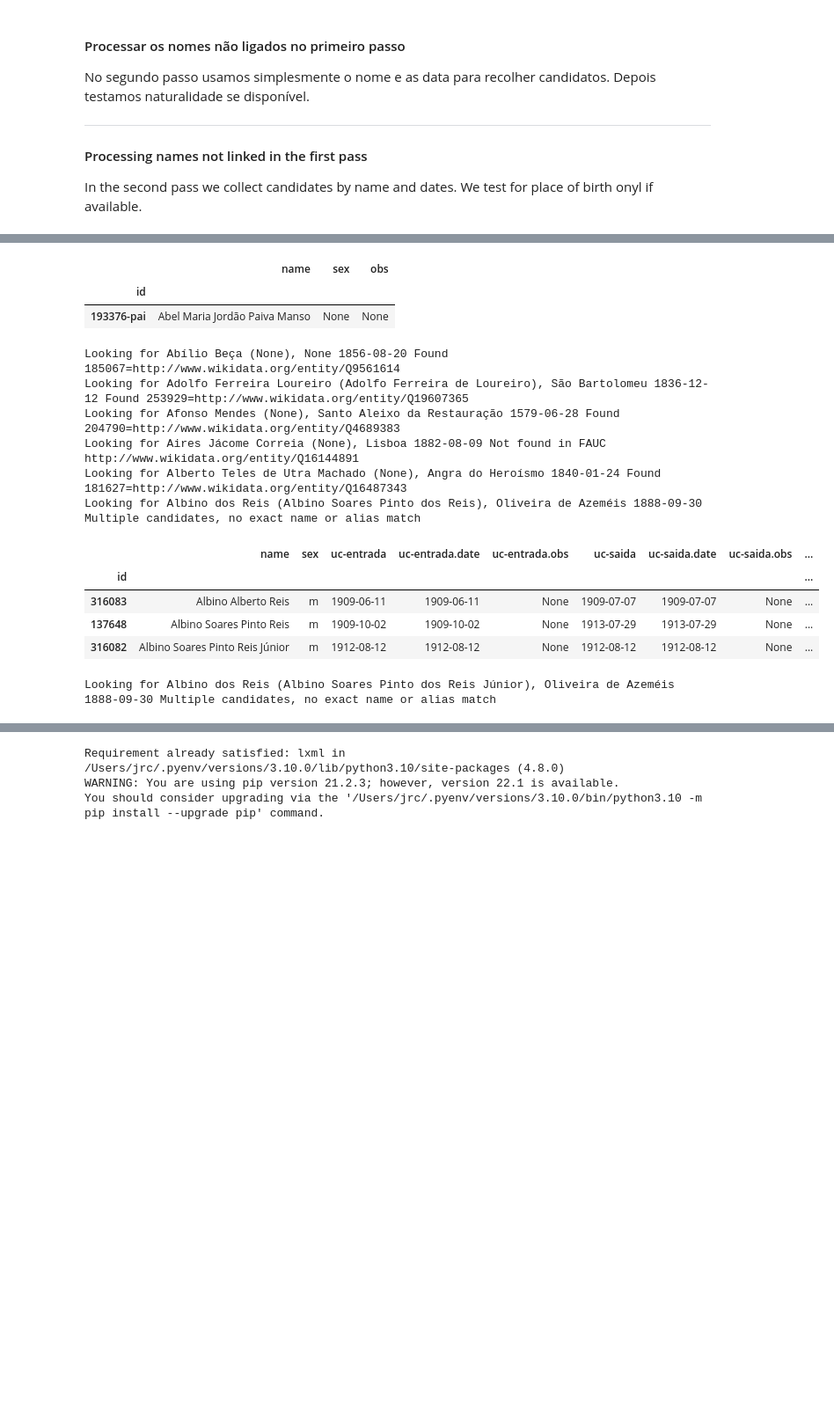
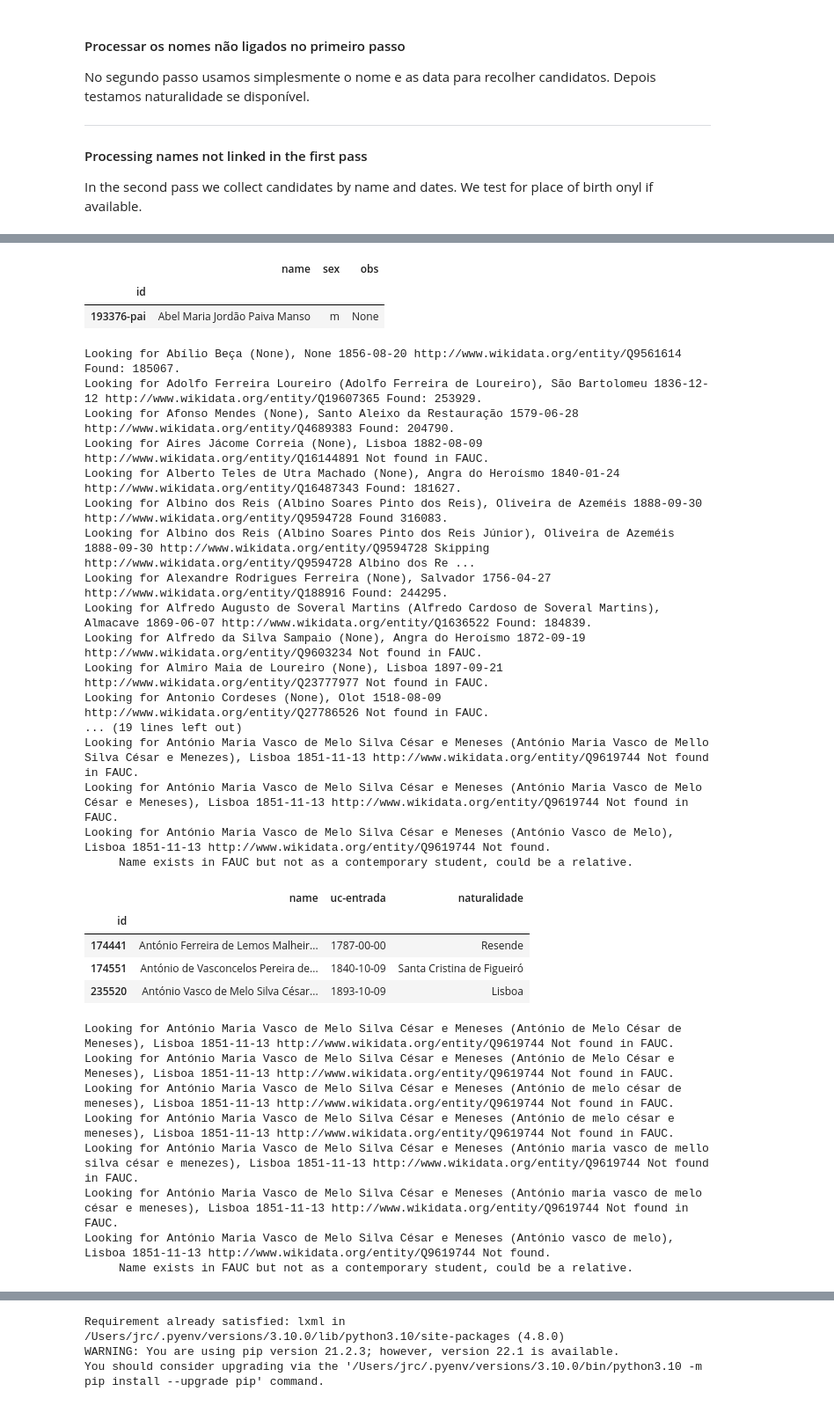
Before and after one commit to joaquimrcarvalho/fauc1537-1919, a Jupyter notebook: notebooks/995-linked_data_sandbox.ipynb, the cells around one changed output, grey strips where cells are left out. Shown at 88% size. Drawn from its saved outputs; the diff is of its cells as text; code cells hidden in the pictures; blank space fills up the shorter version.

Commit message:
New run linking to wikidata

```diff
--- a/notebooks/995-linked_data_sandbox.ipynb
+++ b/notebooks/995-linked_data_sandbox.ipynb
@@ -27,7 +27,7 @@
 uc_qid = 'Q368643'
 
 min_age = 14  #  minimum age at entry
-max_age = 30  # max age at entry
+max_age = 35  # max age at entry
 
 # Property "educated at"
 p_educated = 'P69'
@@ -552,7 +507,7 @@ for i, row in unlinked.iterrows():
     else:
         dates_in = ('1530-00-00','1910-00-00')
 
-    print(f"Looking for {name} ({alias}), {naturalidade} {birth_date}", end=" ")
+    print(f"Looking for {name} ({alias}), {naturalidade} {birth_date} {uri}", end=" ")
     if fauc_id_previous is not None:
         print(f"Found previously in this run {fauc_id_previous}={uri}")
         continue
@@ -561,7 +516,7 @@ for i, row in unlinked.iterrows():
         continue
 
 
-    if uri == 'http://www.wikidata.org/entity/Q16491543':
+    if uri == 'http://www.wikidata.org/entity/Q10281435':
         pass
     if alias == 'António Vasco de Melo':
         pass
@@ -570,7 +525,7 @@ for i, row in unlinked.iterrows():
     if candidates is None and alias is not None:
         candidates = name_to_df(alias, similar=True)
     if candidates is None:
-        print(f"Not found in FAUC {uri}")
+        print(f"Not found in FAUC.")
     else:
         candidates_attributes = attribute_to_df('uc-entrada',more_cols=['uc-saida','naturalidade'],
                                                 filter_by=list(candidates.index.unique()),
@@ -580,33 +535,35 @@ for i, row in unlinked.iterrows():
                 # display(candidates_attributes)
                 fauc_id = candidates_attributes.index.unique()[0]
                 students.loc[students['wikidata']==uri,'fauc_id'] = fauc_id
-                print(f"Found {fauc_id}={uri}")
+                print(f"Found: {fauc_id}.")
                 match_list.append(uri)
             else:
                 #  More than one candidate. Check for exact match on name or alias
                 candidates_attributes['name'] = candidates_attributes['name'].apply(remove_particles)
                 if alias is None:
                     s = ''
+                else:
+                    s = alias
                 match = (candidates_attributes['name'] == remove_particles(s)) \
                     | (candidates_attributes['name'] == remove_particles(name))
                 if len(candidates_attributes[match].index.unique()) == 1:
                     # display(candidates_attributes)
                     fauc_id = candidates_attributes.index.unique()[0] # should detect already linked, possible duplicate
                     students.loc[students['wikidata']==uri,'fauc_id'] = fauc_id
-                    print(f"Found {fauc_id}={uri}")
+                    print(f"Found {fauc_id}.")
                     match_list.append(uri)
                 else:
                     # we try to see if there is a matching place of birth
                     match = (candidates_attributes['naturalidade'] == naturalidade)
                     if len(candidates_attributes[match].index.unique()) == 1:
                         fauc_id = candidates_attributes.index.unique()[0] # should detect already linked, possible duplicate
-                        print(f"Found {fauc_id}={uri}")
+                        print(f"Found {fauc_id}.")
                         # display(candidates_attributes)
                         students.loc[students['wikidata']==uri,'fauc_id'] = fauc_id
                         match_list.append(uri)
                     else:
                         print("Multiple candidates, no exact name or alias match")
-                        display(candidates_attributes)
+                        display(candidates_attributes[['name','uc-entrada','naturalidade']])
                         ambiguous = ambiguous + 1
                         ambiguous_list.append({'widata':uri,'name':name, 'fauc':list(candidates_attributes.index.unique())})
 
@@ -619,22 +576,29 @@ for i, row in unlinked.iterrows():
                 candidates_attributes['name'] = candidates_attributes['name'].apply(remove_particles)
                 if alias is None:
                     s = ''
+                else:
+                    s = alias
                 match = (candidates_attributes['name'] == remove_particles(s)) \
                     | (candidates_attributes['name'] == remove_particles(name))
                 if len(candidates_attributes[match].index.unique()) == 1:
                     # display(candidates_attributes)
                     fauc_id = candidates_attributes.index.unique()[0] # should detect already linked, possible duplicate
                     students.loc[students['wikidata']==uri,'fauc_id'] = fauc_id
-                    print(f"Found {fauc_id}={uri}")
+                    print(f"Found {fauc_id}.")
                     match_list.append(uri)
                 elif len(candidates_attributes[match].index.unique()) > 1:
                     print("Multiple candidates, no exact name or alias match")
-                    display(candidates_attributes)
+                    display(candidates_attributes[['name','uc-entrada','naturalidade']])
                     ambiguous = ambiguous + 1
                     ambiguous_list.append({'widata':uri,'name':name, 'fauc':list(candidates_attributes.index.unique())})
                 else:
-                    print(f"Not found {uri}.")
+                    print(f"Not found.")
             else:
-                print(f"Not found {uri}. Name exists in FAUC but not as a contemporary student, could be a relative.")
-                display(candidates)
+                print(f"Not found. \n     Name exists in FAUC but not as a contemporary student, could be a relative.")
+                candidates_attributes = attribute_to_df('uc-entrada',more_cols=['naturalidade','uc-saida'],
+                                                         filter_by=list(candidates.index.unique()))
+                if candidates_attributes is None:
+                    display(candidates)
+                else:
+                    display(candidates_attributes[['name','uc-entrada','naturalidade']])
 # %% [output]
@@ -643,15 +608,33 @@ Looking for Abel Maria Jordão de Paiva Manso (None), Coimbra 1801-03-03 Not fou
 |  | name | sex | obs |
 | id |  |  |  |
-| 193376-pai | Abel Maria Jordão Paiva Manso | None | None |
+| 193376-pai | Abel Maria Jordão Paiva Manso | m | None |
-Looking for Abílio Beça (None), None 1856-08-20 Found 185067=http://www.wikidata.org/entity/Q9561614
-Looking for Adolfo Ferreira Loureiro (Adolfo Ferreira de Loureiro), São Bartolomeu 1836-12-12 Found 253929=http://www.wikidata.org/entity/Q19607365
-Looking for Afonso Mendes (None), Santo Aleixo da Restauração 1579-06-28 Found 204790=http://www.wikidata.org/entity/Q4689383
-Looking for Aires Jácome Correia (None), Lisboa 1882-08-09 Not found in FAUC http://www.wikidata.org/entity/Q16144891
-Looking for Alberto Teles de Utra Machado (None), Angra do Heroísmo 1840-01-24 Found 181627=http://www.wikidata.org/entity/Q16487343
-Looking for Albino dos Reis (Albino Soares Pinto dos Reis), Oliveira de Azeméis 1888-09-30 Multiple candidates, no exact name or alias match
+Looking for Abílio Beça (None), None 1856-08-20 http://www.wikidata.org/entity/Q9561614 Found: 185067.
+Looking for Adolfo Ferreira Loureiro (Adolfo Ferreira de Loureiro), São Bartolomeu 1836-12-12 http://www.wikidata.org/entity/Q19607365 Found: 253929.
+Looking for Afonso Mendes (None), Santo Aleixo da Restauração 1579-06-28 http://www.wikidata.org/entity/Q4689383 Found: 204790.
+Looking for Aires Jácome Correia (None), Lisboa 1882-08-09 http://www.wikidata.org/entity/Q16144891 Not found in FAUC.
+Looking for Alberto Teles de Utra Machado (None), Angra do Heroísmo 1840-01-24 http://www.wikidata.org/entity/Q16487343 Found: 181627.
+Looking for Albino dos Reis (Albino Soares Pinto dos Reis), Oliveira de Azeméis 1888-09-30 http://www.wikidata.org/entity/Q9594728 Found 316083.
+Looking for Albino dos Reis (Albino Soares Pinto dos Reis Júnior), Oliveira de Azeméis 1888-09-30 http://www.wikidata.org/entity/Q9594728 Skipping http://www.wikidata.org/entity/Q9594728 Albino dos Re ...
+Looking for Alexandre Rodrigues Ferreira (None), Salvador 1756-04-27 http://www.wikidata.org/entity/Q188916 Found: 244295.
+Looking for Alfredo Augusto de Soveral Martins (Alfredo Cardoso de Soveral Martins), Almacave 1869-06-07 http://www.wikidata.org/entity/Q1636522 Found: 184839.
+Looking for Alfredo da Silva Sampaio (None), Angra do Heroísmo 1872-09-19 http://www.wikidata.org/entity/Q9603234 Not found in FAUC.
+Looking for Almiro Maia de Loureiro (None), Lisboa 1897-09-21 http://www.wikidata.org/entity/Q23777977 Not found in FAUC.
+Looking for Antonio Cordeses (None), Olot 1518-08-09 http://www.wikidata.org/entity/Q27786526 Not found in FAUC.
+... (19 lines left out)
+Looking for António Maria Vasco de Melo Silva César e Meneses (António Maria Vasco de Mello Silva César e Menezes), Lisboa 1851-11-13 http://www.wikidata.org/entity/Q9619744 Not found in FAUC.
+Looking for António Maria Vasco de Melo Silva César e Meneses (António Maria Vasco de Melo César e Meneses), Lisboa 1851-11-13 http://www.wikidata.org/entity/Q9619744 Not found in FAUC.
+Looking for António Maria Vasco de Melo Silva César e Meneses (António Vasco de Melo), Lisboa 1851-11-13 http://www.wikidata.org/entity/Q9619744 Not found.
+     Name exists in FAUC but not as a contemporary student, could be a relative.
-|  | name | sex | uc-entrada | uc-entrada.date | uc-entrada.obs | uc-saida | uc-saida.date | uc-saida.obs | ... |
-| id |  |  |  |  |  |  |  |  | ... |
-| 316083 | Albino Alberto Reis | m | 1909-06-11 | 1909-06-11 | None | 1909-07-07 | 1909-07-07 | None | ... |
-| 137648 | Albino Soares Pinto Reis | m | 1909-10-02 | 1909-10-02 | None | 1913-07-29 | 1913-07-29 | None | ... |
-| 316082 | Albino Soares Pinto Reis Júnior | m | 1912-08-12 | 1912-08-12 | None | 1912-08-12 | 1912-08-12 | None | ... |
+|  | name | uc-entrada | naturalidade |
+| id |  |  |  |
+| 174441 | António Ferreira de Lemos Malheir... | 1787-00-00 | Resende |
+| 174551 | António de Vasconcelos Pereira de... | 1840-10-09 | Santa Cristina de Figueiró |
+| 235520 | António Vasco de Melo Silva César... | 1893-10-09 | Lisboa |
-Looking for Albino dos Reis (Albino Soares Pinto dos Reis Júnior), Oliveira de Azeméis 1888-09-30 Multiple candidates, no exact name or alias match
+Looking for António Maria Vasco de Melo Silva César e Meneses (António de Melo César de Meneses), Lisboa 1851-11-13 http://www.wikidata.org/entity/Q9619744 Not found in FAUC.
+Looking for António Maria Vasco de Melo Silva César e Meneses (António de Melo César e Meneses), Lisboa 1851-11-13 http://www.wikidata.org/entity/Q9619744 Not found in FAUC.
+Looking for António Maria Vasco de Melo Silva César e Meneses (António de melo césar de meneses), Lisboa 1851-11-13 http://www.wikidata.org/entity/Q9619744 Not found in FAUC.
+Looking for António Maria Vasco de Melo Silva César e Meneses (António de melo césar e meneses), Lisboa 1851-11-13 http://www.wikidata.org/entity/Q9619744 Not found in FAUC.
+Looking for António Maria Vasco de Melo Silva César e Meneses (António maria vasco de mello silva césar e menezes), Lisboa 1851-11-13 http://www.wikidata.org/entity/Q9619744 Not found in FAUC.
+Looking for António Maria Vasco de Melo Silva César e Meneses (António maria vasco de melo césar e meneses), Lisboa 1851-11-13 http://www.wikidata.org/entity/Q9619744 Not found in FAUC.
+Looking for António Maria Vasco de Melo Silva César e Meneses (António vasco de melo), Lisboa 1851-11-13 http://www.wikidata.org/entity/Q9619744 Not found.
+     Name exists in FAUC but not as a contemporary student, could be a relative.
```
Also changed, not shown: parts of 11 cells of this notebook.
